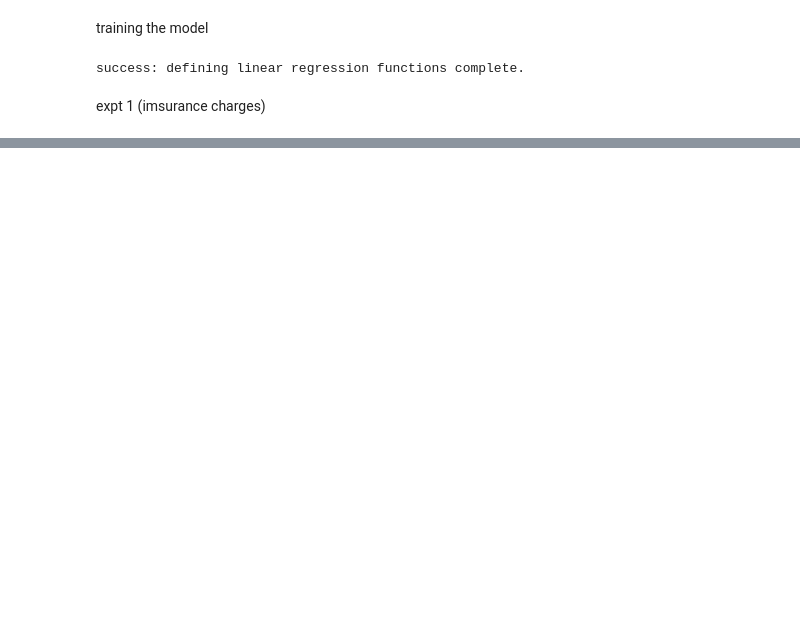
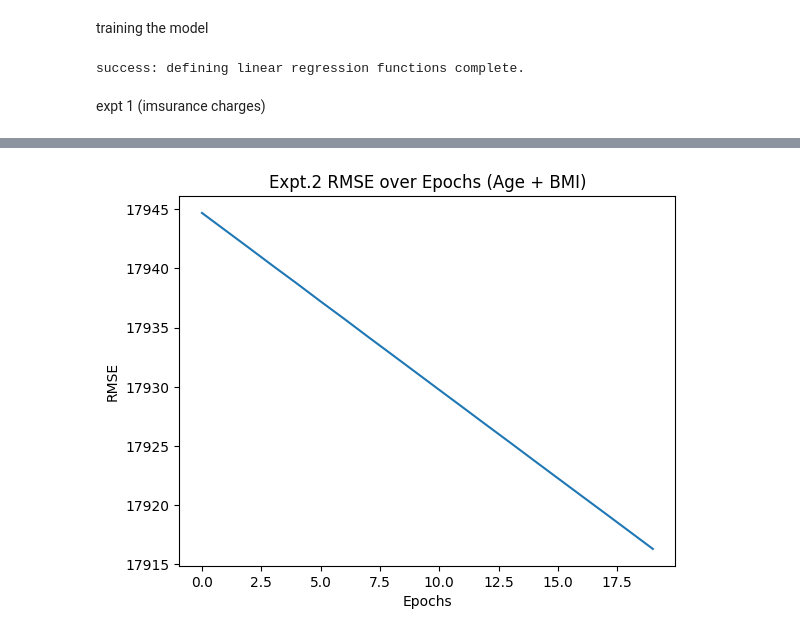
Before and after one commit to utkarsh-a113/CORE, a Jupyter notebook: regressionPCC.ipynb, the cells around one changed output, grey strips where cells are left out. Cells and saved outputs as stored; diff of their text form; code cells hidden in the pictures; blank space fills up the shorter version.

```diff
--- a/regressionPCC.ipynb
+++ b/regressionPCC.ipynb
@@ -144,55 +144,68 @@ success: defining linear regression functions complete.
 expt 1 (imsurance charges)
 # %%
 import matplotlib.pyplot as plt
-#-----------------------------------
-learning_rate=0.001
-epochs=20
-batch_size=50
-input_features=['age']
-label_name='charges'
-#-----------------------------------
-# prepairing data
+from tensorflow import keras
+import numpy as np
+
 # -----------------------------------
-X = training_df[input_features].values
-y = training_df[label_name].values
-# --------------------------------------
-# creating model
-# -------------------------------------
-model_1=create_model(input_dim=len(input_features))
-# ---------------------------------------
-# metric
-model_1.compile(
+# Hyperparameters
+# -----------------------------------
+learning_rate = 0.001
+epochs = 20
+batch_size = 50
+
+input_features = ['age', 'bmi']
+label_name = 'charges'
+
+# -----------------------------------
+# Prepare data
+# -----------------------------------
+X = training_df[input_features].values   # shape: (n_samples, 2)
+y = training_df[label_name].values       # shape: (n_samples,)
+
+# -----------------------------------
+# Create model
+# -----------------------------------
+model_2 = create_model(input_dim=X.shape[1])
+
+model_2.compile(
     optimizer=keras.optimizers.Adam(learning_rate=learning_rate),
-    loss=keras.losses.MeanSquaredError(),
+    loss='mse',
     metrics=[keras.metrics.RootMeanSquaredError(name='rmse')]
 )
-# ------------------------------------------
-# train model
-# ------------------------------------------
-history_1=model_1.fit(
+
+# -----------------------------------
+# Train model
+# -----------------------------------
+history_2 = model_2.fit(
     x=X,
     y=y,
     batch_size=batch_size,
     epochs=epochs,
     verbose=1
 )
-# -------------------------------------------
-# plot RMSE vs epochs
-# -------------------------------------------
-plt.plot(history_1.history['rmse'])
+
+# -----------------------------------
+# Plot RMSE vs Epochs
+# -----------------------------------
+plt.plot(history_2.history['rmse'])
 plt.xlabel('Epochs')
 plt.ylabel('RMSE')
-plt.title('Expt.1 RMSE over Epochs')
+plt.title('Expt.2 RMSE over Epochs (Age + BMI)')
 plt.show()
-# --------------------------------------------
-# plot predictions vs actual
-# --------------------------------------------
-predictions = model_1.predict(X)
 
-plt.scatter(X,y, label="actual")
-plt.scatter(X,predictions, label="predicted",alpha=0.6)
-plt.xlabel('age')
-plt.ylabel('charges')
-plt.title("Expt.1 Age vs Charges")
-plt.legend()
+# -----------------------------------
+# Predictions
+# -----------------------------------
+predictions = model_2.predict(X).flatten()
+
+# -----------------------------------
+# Plot Actual vs Predicted (CORRECT way)
+# -----------------------------------
+plt.scatter(y, predictions, alpha=0.6)
+plt.xlabel('Actual Charges')
+plt.ylabel('Predicted Charges')
+plt.title('Expt.2 Actual vs Predicted Charges')
+plt.plot([y.min(), y.max()], [y.min(), y.max()], 'r--')  # reference line
 plt.show()
+# %% [output]
@@ -198,0 +231 @@ plt.show()
+[figure, added]
```
Also changed, not shown: parts of 8 cells of this notebook.
